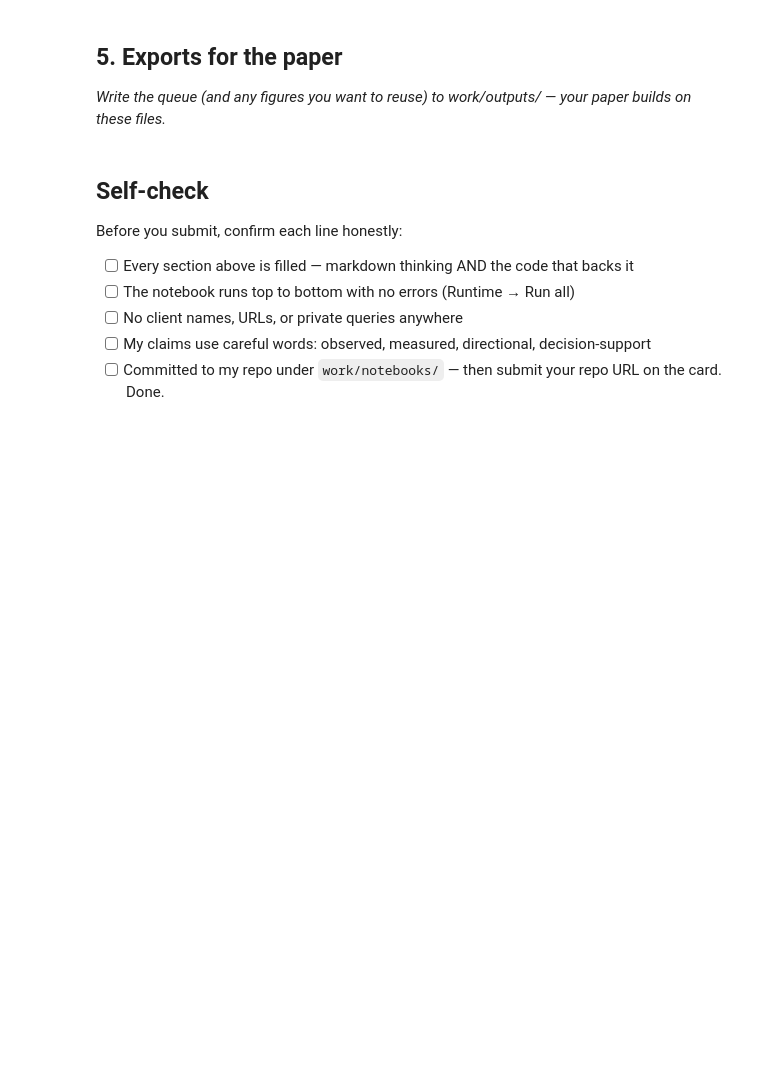
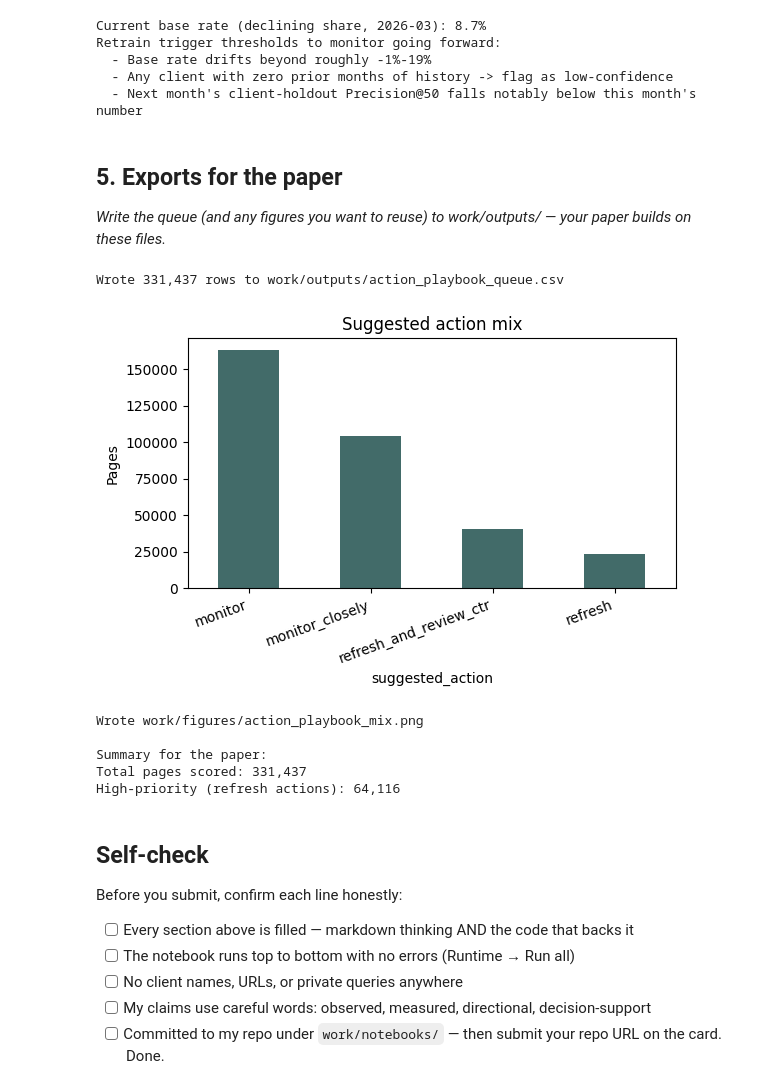
Before and after one commit to ashoktanakanti/flyrank_ml, a Jupyter notebook: work/notebooks/w07_action_playbook.ipynb, the cells around one changed output. Cells and saved outputs as stored; diff of their text form; code cells hidden in the pictures; blank space fills up the shorter version.

```diff
--- a/work/notebooks/w07_action_playbook.ipynb
+++ b/work/notebooks/w07_action_playbook.ipynb
@@ -37,4 +209,18 @@ This skeleton is yours to fill. Work the sections **in order** — each one has
+# %%
+current_base_rate = page["is_declining_label"].mean()
+print(f"Current base rate (declining share, 2026-03): {current_base_rate:.1%}")
+print("Retrain trigger thresholds to monitor going forward:")
+print(f"  - Base rate drifts beyond roughly {current_base_rate - 0.10:.0%}-{current_base_rate + 0.10:.0%}")
+print("  - Any client with zero prior months of history -> flag as low-confidence")
+print("  - Next month's client-holdout Precision@50 falls notably below this month's number")
+# %% [output]
+Current base rate (declining share, 2026-03): 8.7%
+Retrain trigger thresholds to monitor going forward:
+  - Base rate drifts beyond roughly -1%-19%
+  - Any client with zero prior months of history -> flag as low-confidence
+  - Next month's client-holdout Precision@50 falls notably below this month's number
 # %% [markdown]
 ## 5. Exports for the paper
 
-*Write the queue (and any figures you want to reuse) to work/outputs/ — your paper builds on these files.*
+*Write the queue (and any figures you want to reuse) to work/outputs/ — your paper builds on
+these files.*
@@ -44,3 +227,37 @@ This skeleton is yours to fill. Work the sections **in order** — each one has
+# %%
+import matplotlib.pyplot as plt
+
+os.makedirs("work/outputs", exist_ok=True)
+os.makedirs("work/figures", exist_ok=True)
+
+export_cols = ["rank", "content_hash_id", "client_hash_id", "final_score", "model_probability",
+               "baseline_score_0_1", "suggested_action", "reason_codes",
+               "impressions", "avg_position", "ctr", "days_with_data", "is_declining_label"]
+ranked_queue[export_cols].to_csv("work/outputs/action_playbook_queue.csv", index=False)
+print(f"Wrote {len(ranked_queue):,} rows to work/outputs/action_playbook_queue.csv")
+
+# Figure: action mix chart, reusable in the paper
+fig, ax = plt.subplots(figsize=(6, 4))
+ranked_queue["suggested_action"].value_counts().plot(kind="bar", ax=ax, color="#426B69")
+ax.set_title("Suggested action mix")
+ax.set_ylabel("Pages")
+plt.xticks(rotation=20, ha="right")
+plt.tight_layout()
+plt.savefig("work/figures/action_playbook_mix.png", dpi=150)
+plt.show()
+
+print("Wrote work/figures/action_playbook_mix.png")
+print("\nSummary for the paper:")
+print(f"Total pages scored: {len(ranked_queue):,}")
+print(f"High-priority (refresh actions): {(ranked_queue['suggested_action'].isin(['refresh', 'refresh_and_review_ctr'])).sum():,}")
+# %% [output]
+Wrote 331,437 rows to work/outputs/action_playbook_queue.csv
+[figure, added]
+Wrote work/figures/action_playbook_mix.png
+
+Summary for the paper:
+Total pages scored: 331,437
+High-priority (refresh actions): 64,116
 # %% [markdown]
 ## Self-check
 
```
Also changed, not shown: parts of 16 cells of this notebook.
